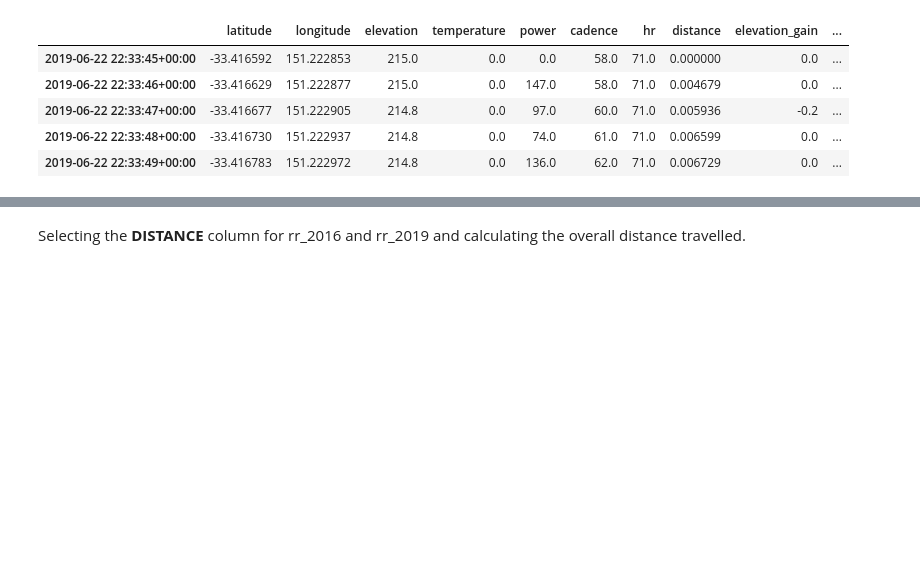
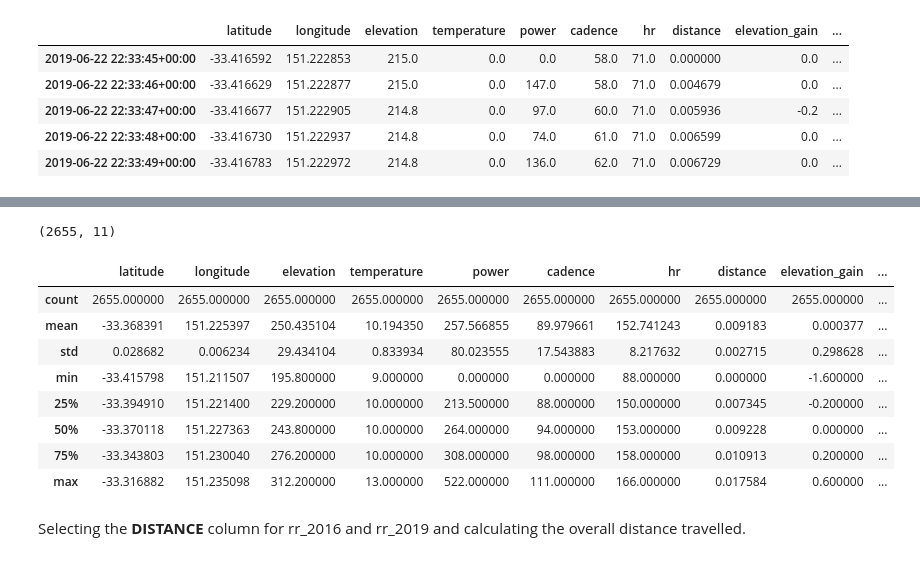
Before and after one commit to MQCOMP2200-S2-2021/data-science-portfolio-avagardiner, a Jupyter notebook: Portfolio 1.ipynb, the cells around one changed output, grey strips where cells are left out. Cells and saved outputs as stored; diff of their text form; code cells hidden in the pictures; blank space fills up the shorter version.

```diff
--- a/Portfolio 1.ipynb
+++ b/Portfolio 1.ipynb
@@ -105,3 +182,21 @@ rr_2019.corr()
+# %%
+# Calculating the number of rows and number of columns in tt_2019
+tt_2019.shape
+# %% [output]
+(2655, 11)
+# %%
+# Statistical summary of tt_2019
+tt_2019.describe()
+# %% [output]
+|  | latitude | longitude | elevation | temperature | power | cadence | hr | distance | elevation_gain | ... |
+| count | 2655.000000 | 2655.000000 | 2655.000000 | 2655.000000 | 2655.000000 | 2655.000000 | 2655.000000 | 2655.000000 | 2655.000000 | ... |
+| mean | -33.368391 | 151.225397 | 250.435104 | 10.194350 | 257.566855 | 89.979661 | 152.741243 | 0.009183 | 0.000377 | ... |
+| std | 0.028682 | 0.006234 | 29.434104 | 0.833934 | 80.023555 | 17.543883 | 8.217632 | 0.002715 | 0.298628 | ... |
+| min | -33.415798 | 151.211507 | 195.800000 | 9.000000 | 0.000000 | 0.000000 | 88.000000 | 0.000000 | -1.600000 | ... |
+| 25% | -33.394910 | 151.221400 | 229.200000 | 10.000000 | 213.500000 | 88.000000 | 150.000000 | 0.007345 | -0.200000 | ... |
+| 50% | -33.370118 | 151.227363 | 243.800000 | 10.000000 | 264.000000 | 94.000000 | 153.000000 | 0.009228 | 0.000000 | ... |
+| 75% | -33.343803 | 151.230040 | 276.200000 | 10.000000 | 308.000000 | 98.000000 | 158.000000 | 0.010913 | 0.200000 | ... |
+| max | -33.316882 | 151.235098 | 312.200000 | 13.000000 | 522.000000 | 111.000000 | 166.000000 | 0.017584 | 0.600000 | ... |
 # %% [markdown]
 Selecting the **DISTANCE** column for rr_2016 and rr_2019 and calculating the overall distance travelled.
 # %%
```
Also changed, not shown: parts of 22 cells of this notebook, 3 other files.
